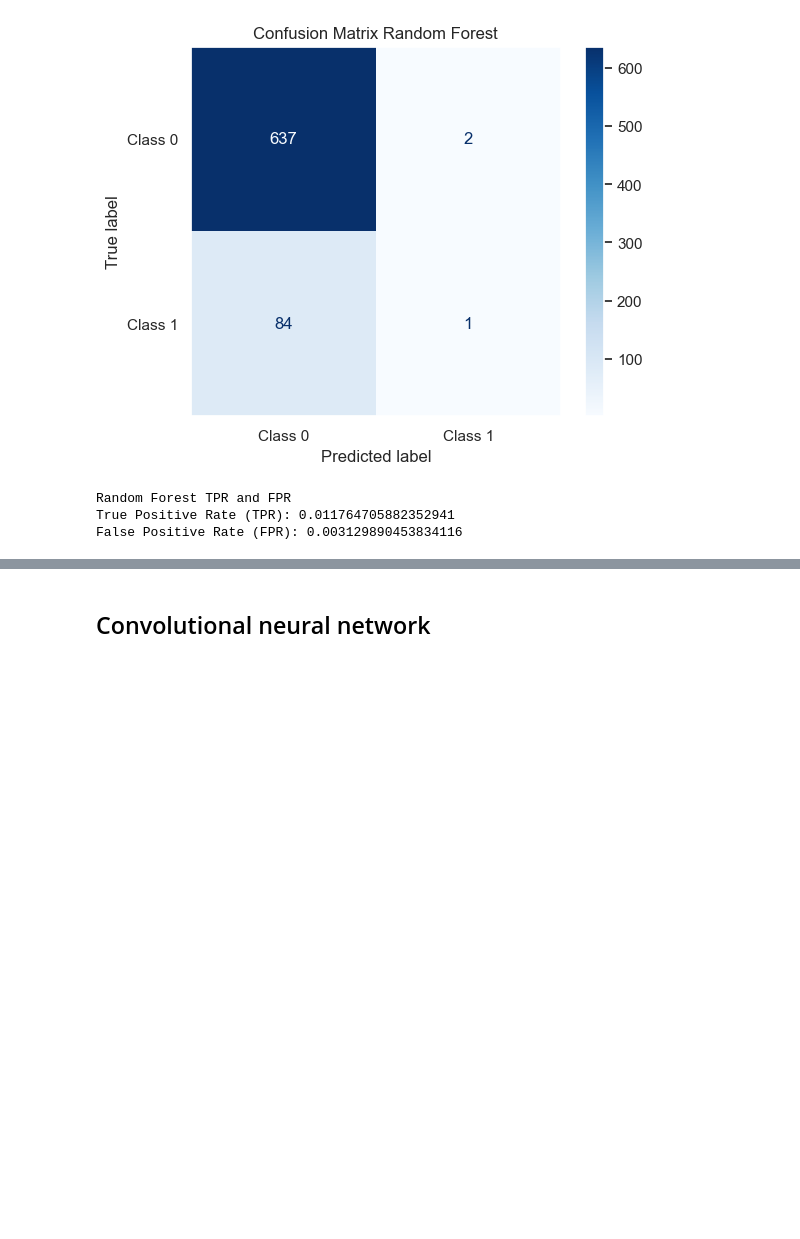
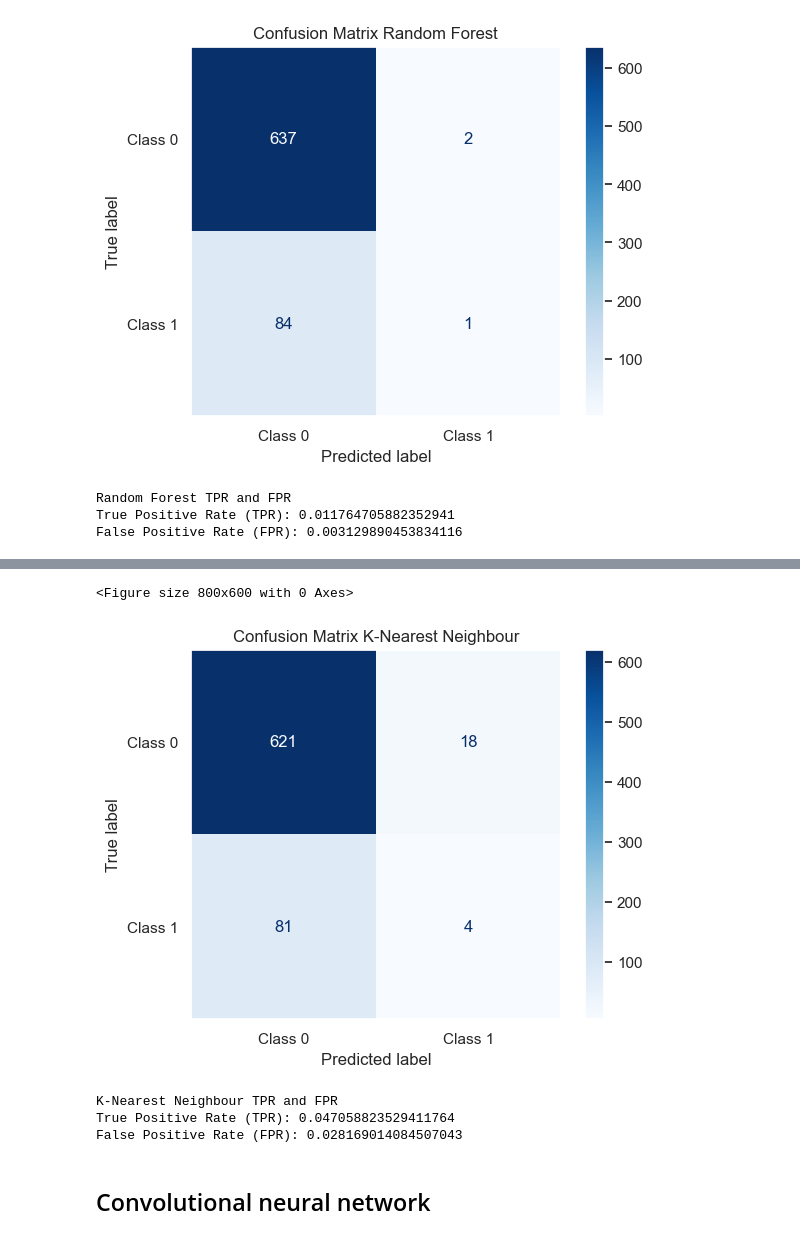
Before and after one commit to Weexuan/Data-Science-Project, a Jupyter notebook: Mini Project Cleaned version.ipynb, the cells around one changed output, grey strips where cells are left out. Cells and saved outputs as stored; diff of their text form; code cells hidden in the pictures; blank space fills up the shorter version.

Commit message:
Added KNN
Neighbour size of 5, if wan change number of n use odd numbers to avoid ties in classification

```diff
--- a/Mini Project Cleaned version.ipynb
+++ b/Mini Project Cleaned version.ipynb
@@ -798,0 +802,3 @@ False Positive Rate (FPR): 0.003129890453834116
+# %%
+knn_model = KNeighborsClassifier(n_neighbors=5)
+knn_model.fit(X_train, y_train)
@@ -799,3 +827,28 @@ False Positive Rate (FPR): 0.003129890453834116
+# %%
+confusion_matrix_display_rf = ConfusionMatrixDisplay(confusion_matrix=confusion_matrix(y_test, knn_model.predict(X_test)), display_labels=["Class 0", "Class 1"])
+plt.figure(figsize=(8, 6))
+confusion_matrix_display_rf.plot(cmap='Blues')
+plt.grid(False)
+
+# Customize plot
+plt.title('Confusion Matrix K-Nearest Neighbour')
+plt.show()
+# %% [output]
+<Figure size 800x600 with 0 Axes>
+[figure, added]
+# %%
+#Print out FPR TPR
+tn, fp, fn, tp = confusion_matrix(y_test, knn_model.predict(X_test)).ravel()
+tpr = tp / (tp + fn)
+fpr = fp / (fp + tn)
+
+print("K-Nearest Neighbour TPR and FPR")
+print("True Positive Rate (TPR):", tpr)
+print("False Positive Rate (FPR):", fpr)
+# %% [output]
+K-Nearest Neighbour TPR and FPR
+True Positive Rate (TPR): 0.047058823529411764
+False Positive Rate (FPR): 0.028169014084507043
 # %% [markdown]
 ## Convolutional neural network
 # %%
```
Also changed, not shown: parts of 5 cells of this notebook.
